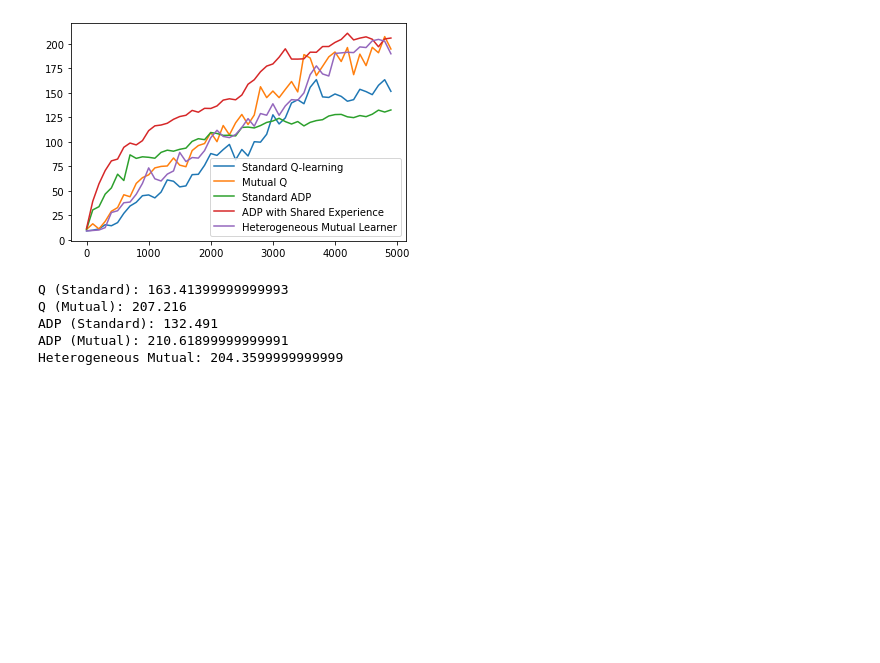
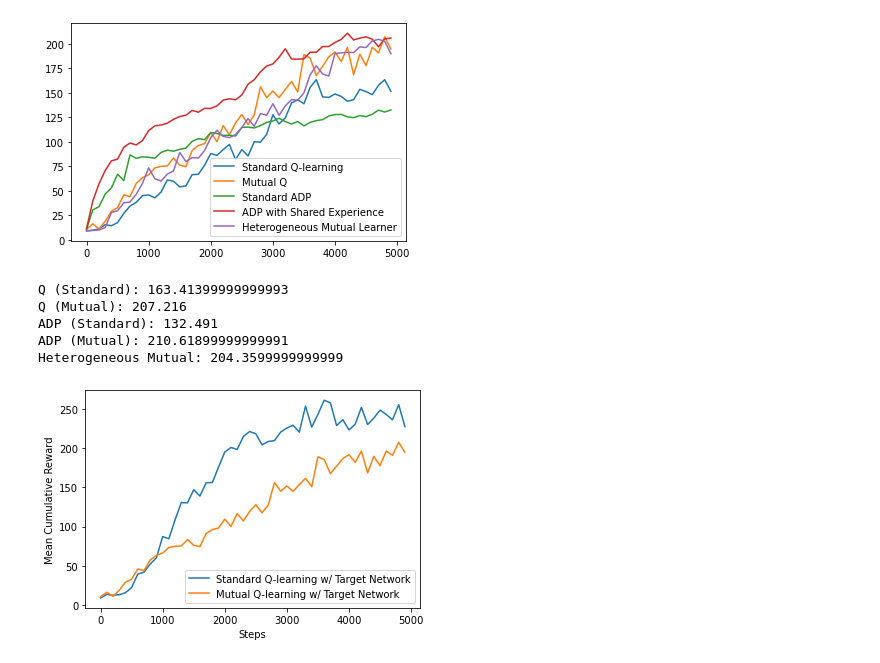
Before and after one commit to csreid/heterogeneous-mutual, a Jupyter notebook: figs.ipynb, the cells around one changed output. Drawn from its saved outputs; the diff is of its cells as text; code cells hidden in the pictures; blank space fills up the shorter version.

```diff
--- a/figs.ipynb
+++ b/figs.ipynb
@@ -115,3 +115,16 @@ Q (Mutual): 207.216
 ADP (Standard): 132.491
 ADP (Mutual): 210.61899999999991
 Heterogeneous Mutual: 204.3599999999999
+# %%
+target_q_mean = np.mean(data_target['results'], axis=0)[:, 2][:50]
+target_mut_q_mean = np.mean(data_target['results'], axis=0)[:, 1][:50]
+
+plt.title('')
+plt.plot(xticks, target_q_mean, label='Standard Q-learning w/ Target Network')
+plt.plot(xticks, mut_q_mean, label='Mutual Q-learning w/ Target Network')
+plt.ylabel('Mean Cumulative Reward')
+plt.xlabel('Steps')
+plt.legend()
+plt.savefig('mutual_vs_target.png')
+# %% [output]
+[figure, added]
```
Also changed, not shown: parts of 3 cells of this notebook, 3 other files.
